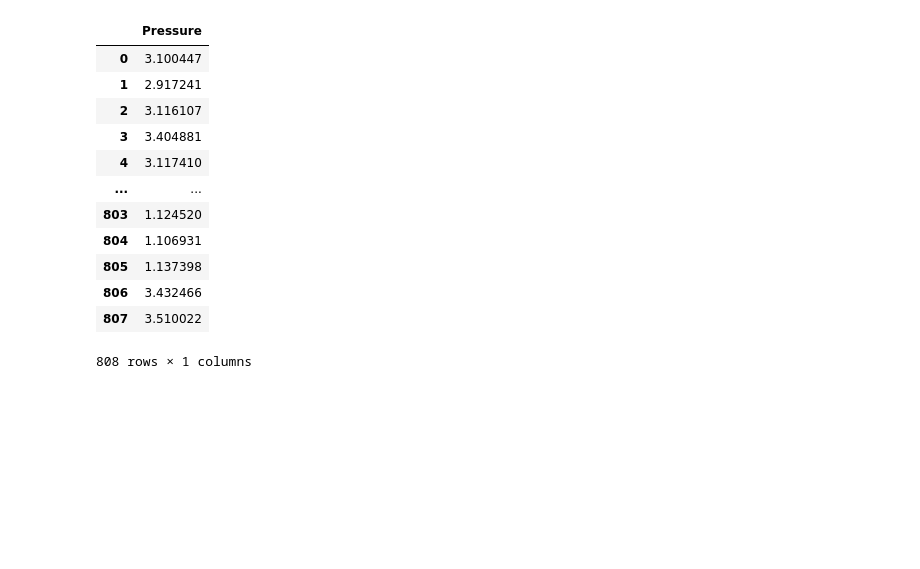
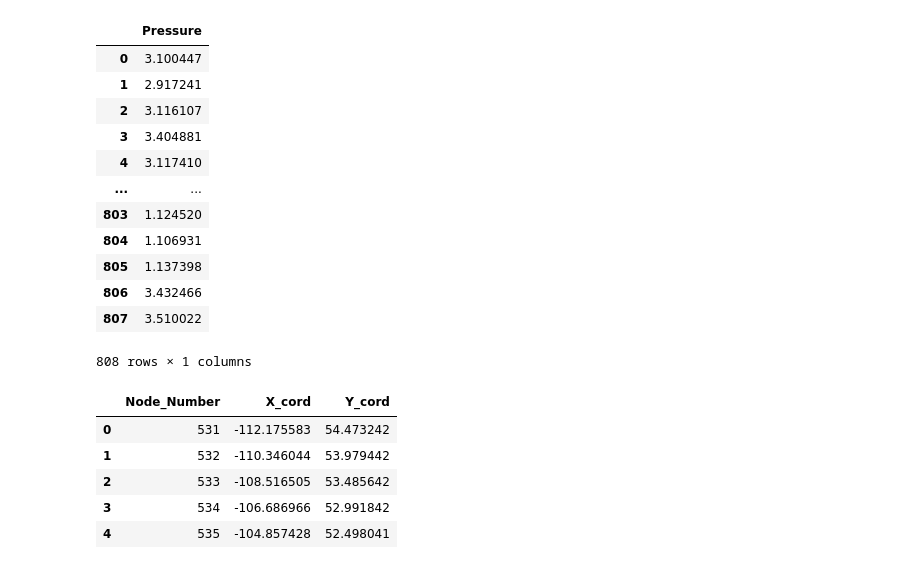
Before and after one commit to harish-maddukuri/BreakPad_Pressure_distribution_using_ML, a Jupyter notebook: Models based on design/Design_2.ipynb, the cells around one changed output. Saved outputs shown, nothing was run; the diff lists cells and outputs as text; code cells hidden in the pictures; blank space fills up the shorter version.

```diff
--- a/Models based on design/Design_2.ipynb
+++ b/Models based on design/Design_2.ipynb
@@ -344,0 +350,11 @@ cordinates.head(12)
+# %%
+cordinates2_4 = pd.read_csv(r"D:\Git_Hub\BreakPad_Pressure_distribution_using_ML\Cordinates Datasets\Node_cordinates_Design2_4.csv", header=None )
+cordinates2_4.columns = ['Node_Number','X_cord','Y_cord']
+cordinates2_4.head()
+# %% [output]
+|  | Node_Number | X_cord | Y_cord |
+| 0 | 531 | -112.175583 | 54.473242 |
+| 1 | 532 | -110.346044 | 53.979442 |
+| 2 | 533 | -108.516505 | 53.485642 |
+| 3 | 534 | -106.686966 | 52.991842 |
+| 4 | 535 | -104.857428 | 52.498041 |
```
Also changed, not shown: parts of 6 cells of this notebook.
